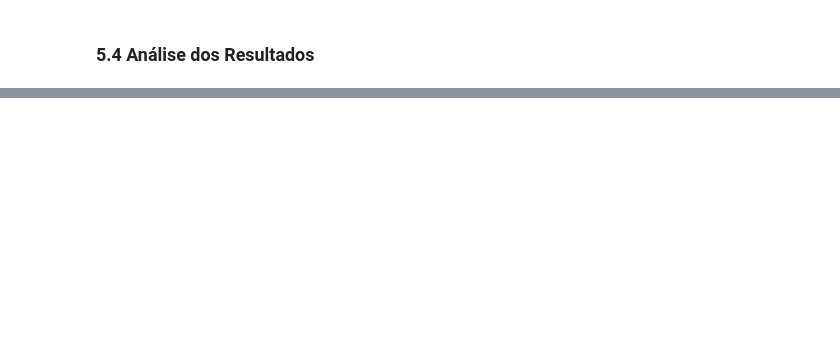
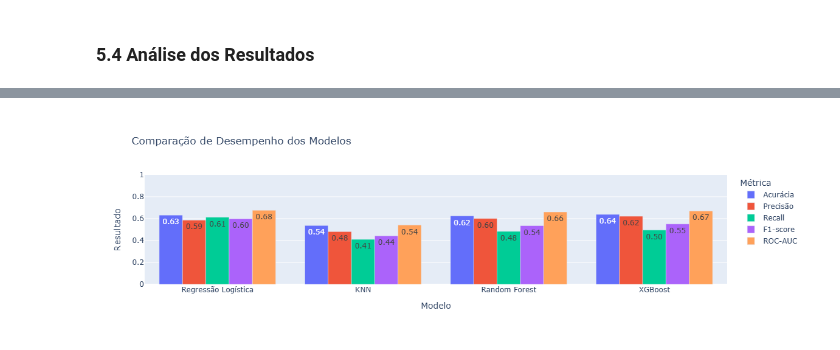
Before and after one commit to elisvw/delivery-delay-prediction, a Jupyter notebook: notebooks/delivery_delay_prediction.ipynb, the cells around one changed output, grey strips where cells are left out. Cells and saved outputs as stored; diff of their text form; code cells hidden in the pictures; blank space fills up the shorter version.

```diff
--- a/notebooks/delivery_delay_prediction.ipynb
+++ b/notebooks/delivery_delay_prediction.ipynb
@@ -721,0 +1267,19 @@ array(['onehotencoder__estado_destino_AC',
+# %%
+resultados_otimizados = []
+
+for nome, modelo in modelos_otimizados.items():
+    y_pred = modelo.predict(X_test)
+    y_prob = modelo.predict_proba(X_test)[:, 1]
+
+    resultados_otimizados.append({
+        'Modelo': nome,
+        'Acurácia': accuracy_score(y_test, y_pred),
+        'Precisão': precision_score(y_test, y_pred),
+        'Recall': recall_score(y_test, y_pred),
+        'F1-score': f1_score(y_test, y_pred),
+        'ROC-AUC': roc_auc_score(y_test, y_prob)
+    })
+
+df_resultados_otimizados = pd.DataFrame(resultados_otimizados)
+
+df_resultados_otimizados
@@ -721,0 +1292,27 @@ array(['onehotencoder__estado_destino_AC',
+# %%
+df_comparacao_otimizado = df_resultados_otimizados.melt(
+    id_vars='Modelo',
+    var_name='Métrica',
+    value_name='Resultado'
+)
+
+fig = px.bar(
+    df_comparacao_otimizado,
+    x='Modelo',
+    y='Resultado',
+    color='Métrica',
+    barmode='group',
+    title='Comparação de Desempenho dos Modelos',
+    text_auto='.2f'
+)
+
+fig.update_layout(
+    yaxis_title='Resultado',
+    xaxis_title='Modelo',
+    yaxis_range=[0, 1],
+    legend_title='Métrica'
+)
+
+fig.show()
+# %% [output]
+[figure, added]
```
Also changed, not shown: parts of 64 cells of this notebook, 2 other files.
